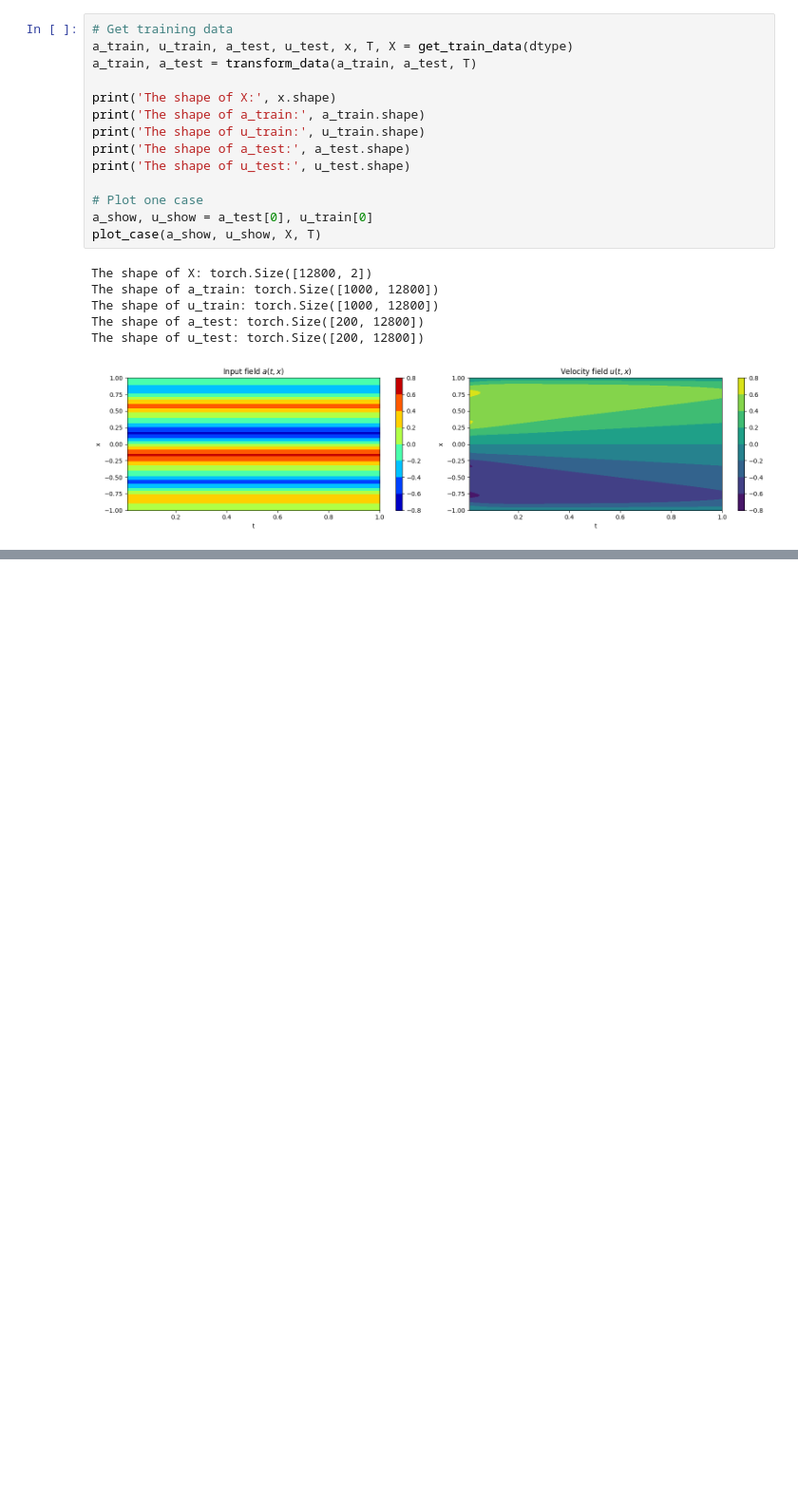
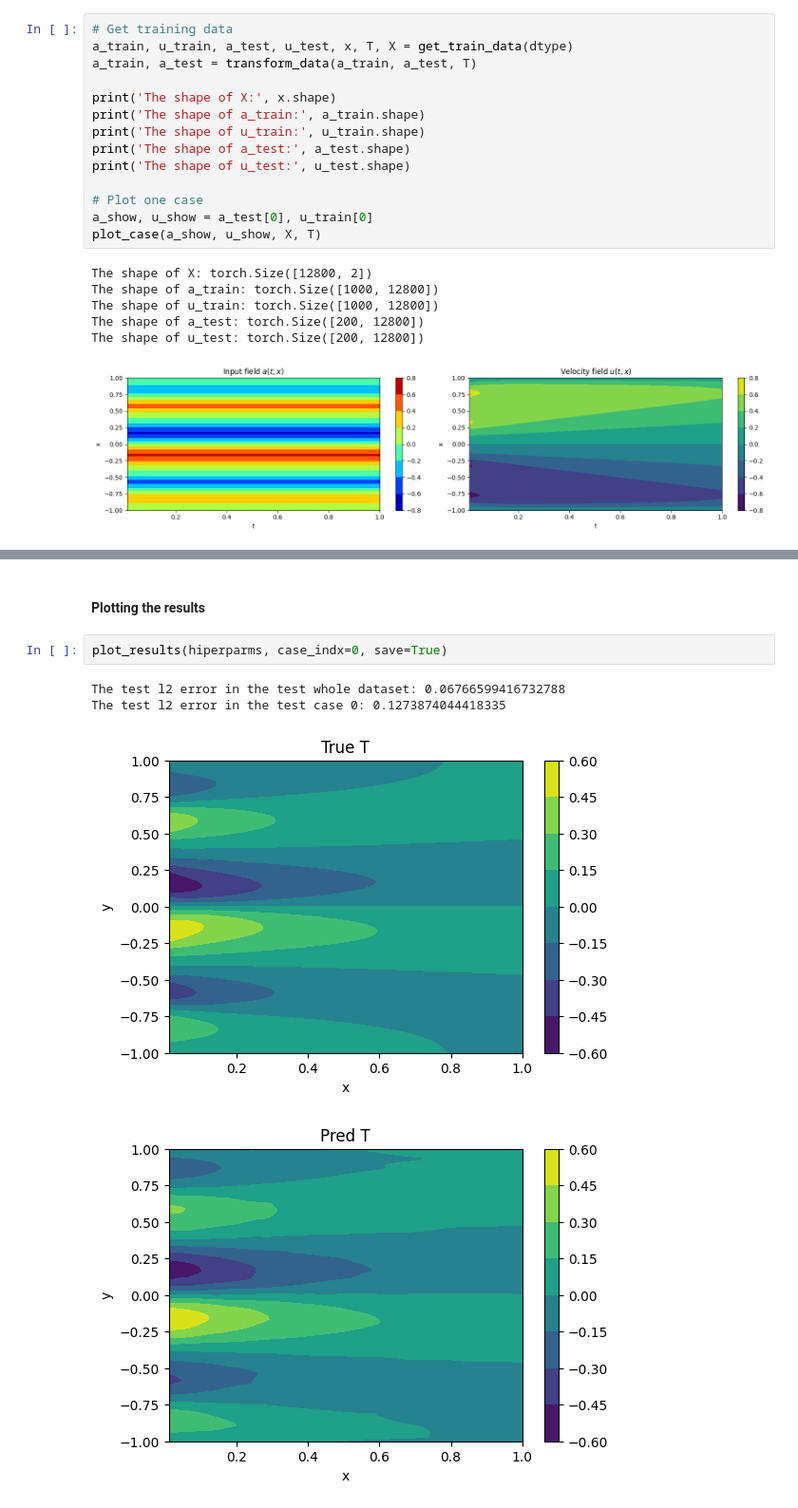
Before and after one commit to RLarrubia/DLPDEs_exam_exercises, a Jupyter notebook: Problem_C.ipynb, the cells around one changed output, grey strips where cells are left out. Shown: that part at 95% size. Drawn from its saved outputs; the diff is of its cells as text; blank space fills up the shorter version.

```diff
--- a/Problem_C.ipynb
+++ b/Problem_C.ipynb
@@ -466,0 +478,9 @@ plot_results(u_test[0], u_pred[0], X, T)
+# %% [markdown]
+#### Plotting the results
+# %%
+plot_results(hiperparms, case_indx=0, save=True)
+# %% [output]
+The test l2 error in the test whole dataset: 0.06766599416732788
+The test l2 error in the test case 0: 0.1273874044418335
+[figure, added]
+[figure, added]
```
Also changed, not shown: parts of 24 cells of this notebook, 7 other files.
